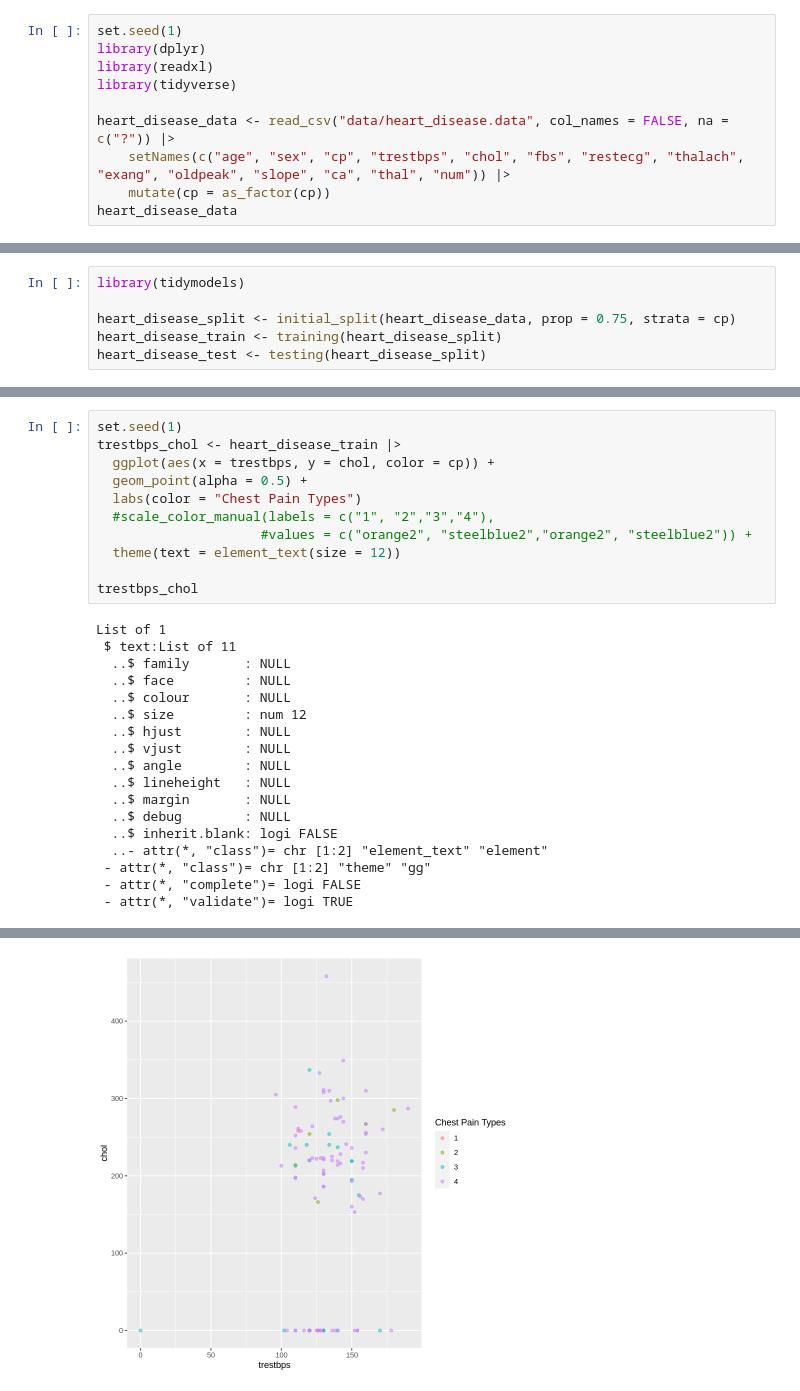
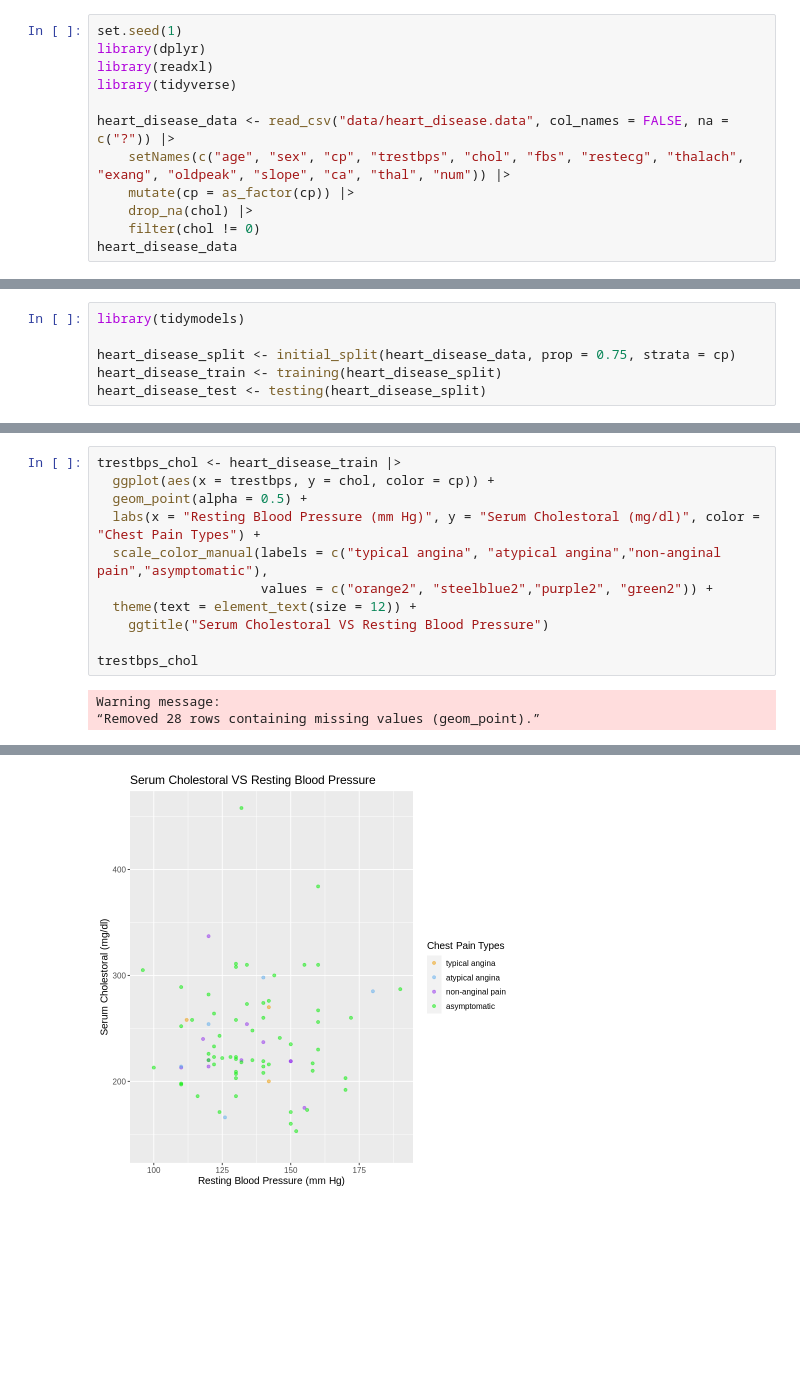
Before and after one commit to drkchu/chest-pain-classification, a Jupyter notebook: heart_disease.ipynb, the cells around one changed output, grey strips where cells are left out. Cells and saved outputs as stored; diff of their text form; blank space fills up the shorter version.

```diff
--- a/heart_disease.ipynb
+++ b/heart_disease.ipynb
@@ -14,5 +14,7 @@ library(tidyverse)
 
 heart_disease_data <- read_csv("data/heart_disease.data", col_names = FALSE, na = c("?")) |>
     setNames(c("age", "sex", "cp", "trestbps", "chol", "fbs", "restecg", "thalach", "exang", "oldpeak", "slope", "ca", "thal", "num")) |>
-    mutate(cp = as_factor(cp))
+    mutate(cp = as_factor(cp)) |>
+    drop_na(chol) |>
+    filter(chol != 0)
 heart_disease_data
@@ -77,29 +162,14 @@ A tibble: 4 × 3
 # %%
-set.seed(1)
 trestbps_chol <- heart_disease_train |>
   ggplot(aes(x = trestbps, y = chol, color = cp)) +
   geom_point(alpha = 0.5) +
-  labs(color = "Chest Pain Types")
-  #scale_color_manual(labels = c("1", "2","3","4"),
-                     #values = c("orange2", "steelblue2","orange2", "steelblue2")) +
-  theme(text = element_text(size = 12))
+  labs(x = "Resting Blood Pressure (mm Hg)", y = "Serum Cholestoral (mg/dl)", color = "Chest Pain Types") +
+  scale_color_manual(labels = c("typical angina", "atypical angina","non-anginal pain","asymptomatic"),
+                     values = c("orange2", "steelblue2","purple2", "green2")) +
+  theme(text = element_text(size = 12)) +
+    ggtitle("Serum Cholestoral VS Resting Blood Pressure")
 
 trestbps_chol
 # %% [output]
-List of 1
- $ text:List of 11
-  ..$ family       : NULL
-  ..$ face         : NULL
-  ..$ colour       : NULL
-  ..$ size         : num 12
-  ..$ hjust        : NULL
-  ..$ vjust        : NULL
-  ..$ angle        : NULL
-  ..$ lineheight   : NULL
-  ..$ margin       : NULL
-  ..$ debug        : NULL
-  ..$ inherit.blank: logi FALSE
-  ..- attr(*, "class")= chr [1:2] "element_text" "element"
- - attr(*, "class")= chr [1:2] "theme" "gg"
- - attr(*, "complete")= logi FALSE
- - attr(*, "validate")= logi TRUE
+Warning message:
+“Removed 28 rows containing missing values (geom_point).”
@@ -108 +176 @@ Warning message:
-[figure, old version]
+[figure, new version]
```
Also changed, not shown: parts of 8 cells of this notebook.
